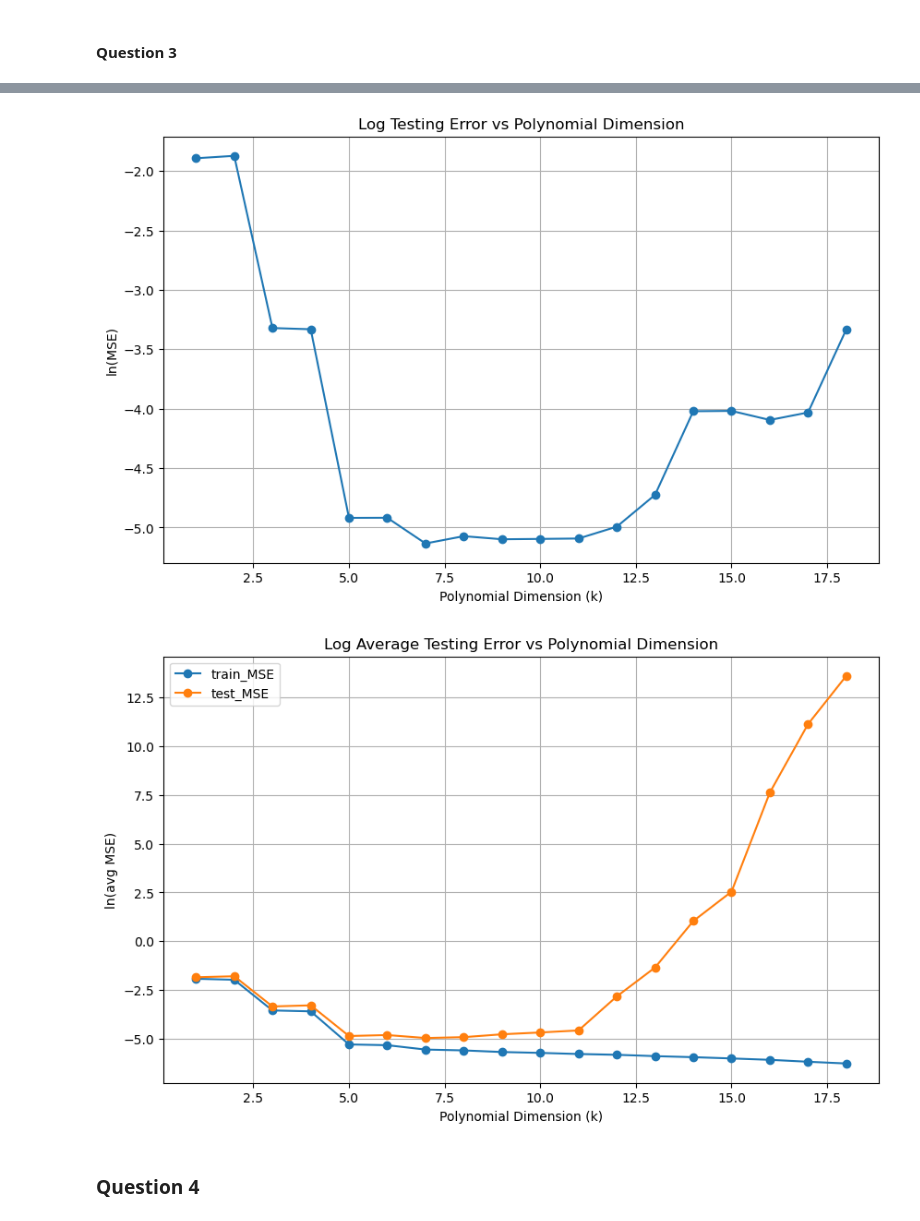
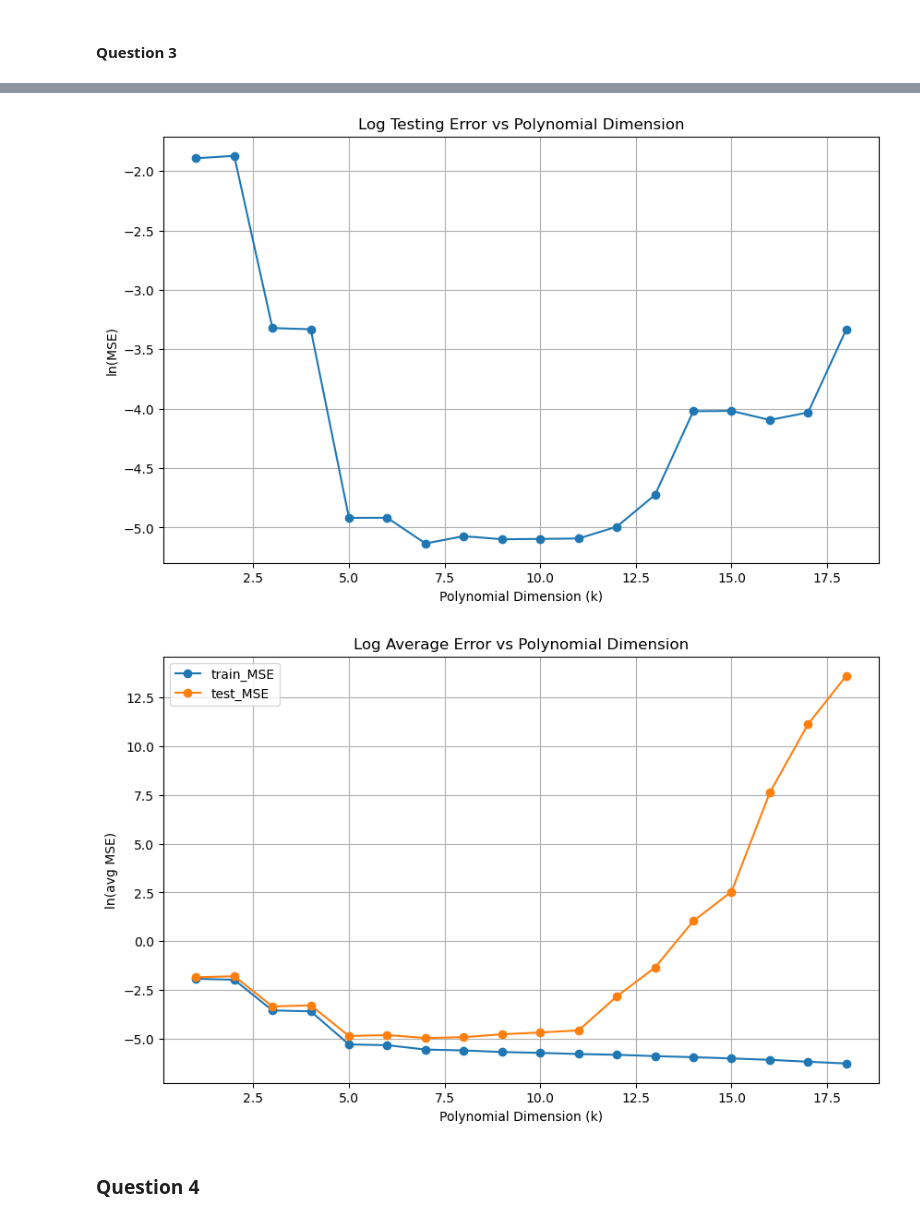
Before and after one commit to 535A59/COMP0078_cw1, a Jupyter notebook: cw1.ipynb, the cells around one changed output, grey strips where cells are left out. Drawn from its saved outputs; the diff is of its cells as text; code cells hidden in the pictures.

```diff
--- a/cw1.ipynb
+++ b/cw1.ipynb
@@ -234,7 +233,6 @@ x_sample = np.random.uniform(0,1,30)
 y_sample = g_sigma(x_sample, sigma=0.07)
 
 def extract_features_trig(x, degree):
-    # arr = np.array([np.sin((i + 1) * np.pi * x) for i in range(degree + 1)]).T
     return np.column_stack([np.sin((i + 1) * np.pi * x) for i in range(degree+1)])
 
 x_test = np.random.uniform(0, 1, 1000)
@@ -286,35 +284,35 @@ for experiment in range(100):
     sub_x_sample = np.random.uniform(0,1,30)
     sub_y_sample = g_sigma(sub_x_sample, sigma=0.07)
     testing_errors = np.array([0.0 for i in range(18)])
     training_errors = np.array([0.0 for i in range(18)])
     for degree in range(0,18):
         X = extract_features_trig(sub_x_sample, degree)
         coeffs = linear_regression(X, sub_y_sample)
         X_t = extract_features_trig(x_test, degree)
         y_train_pred = X @ coeffs
         y_test_pred = X_t @ coeffs
         mse_train = np.mean((sub_y_sample-y_train_pred)**2)
         mse_test = np.mean((y_test-y_test_pred)**2)
         training_errors[degree] = mse_train
         testing_errors[degree] = mse_test
     total_testing_errors = total_testing_errors + testing_errors
     total_train_errors = total_train_errors + training_errors
 average_testing_errors = total_testing_errors / 100
 average_train_errors = total_train_errors / 100
 plt.figure(figsize=(10, 6))
 plt.plot([i for i in range(1,19)], np.log(average_train_errors), marker='o',label='train_MSE')
 plt.plot([i for i in range(1,19)], np.log(average_testing_errors), marker='o',label='test_MSE')
 plt.xlabel('Polynomial Dimension (k)')
 plt.ylabel('ln(avg MSE)')
-plt.title('Log Average Testing Error vs Polynomial Dimension')
+plt.title('Log Average Error vs Polynomial Dimension')
 plt.grid(True)
 plt.legend()
 plt.savefig('3(d).png', bbox_inches = 'tight')
 plt.show()
 # %% [output]
 [figure]
 [figure]
-[figure, old version]
+[figure, new version]
 # %% [markdown]
 ### Question 4
 # %%
```
Also changed, not shown: parts of 6 cells of this notebook, 2 other files.
